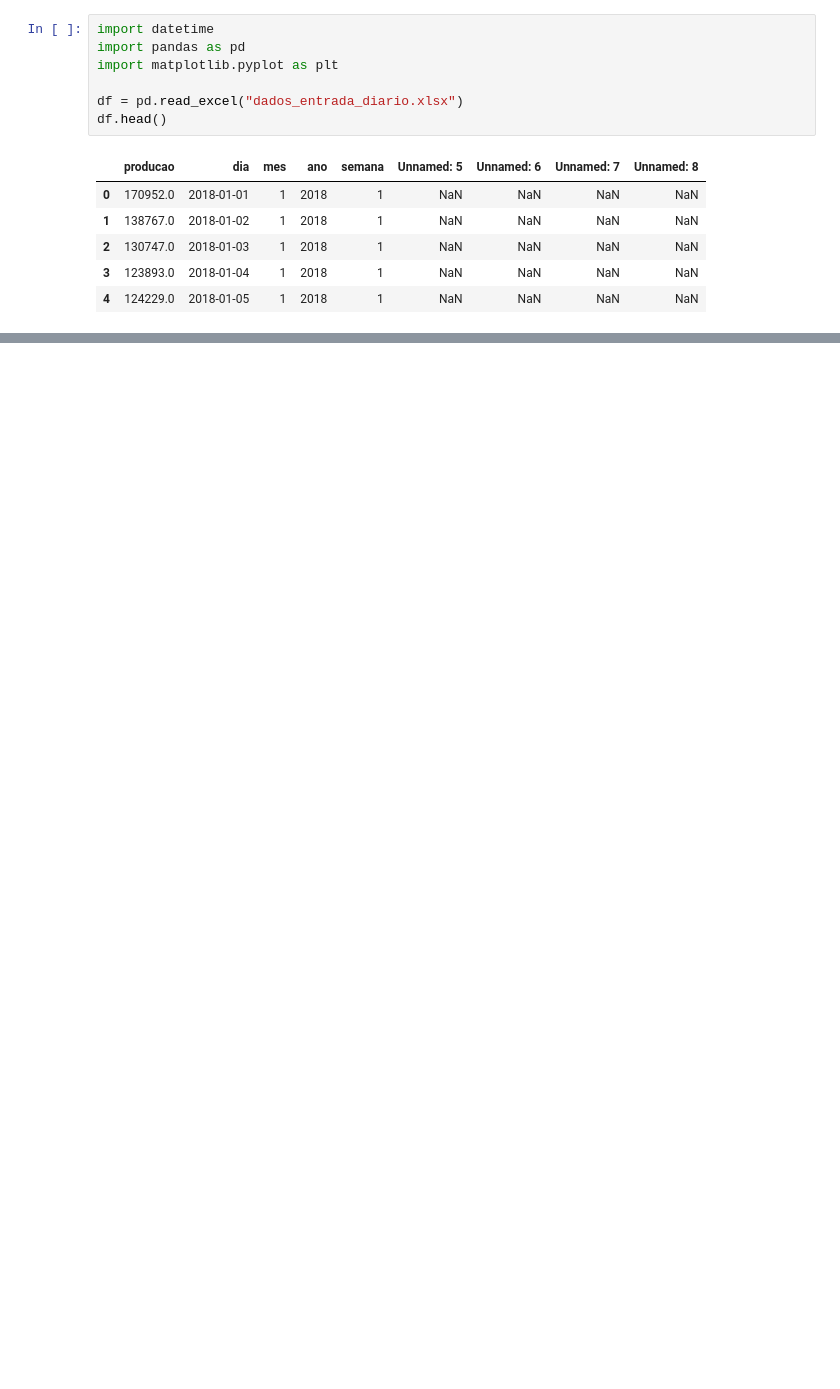
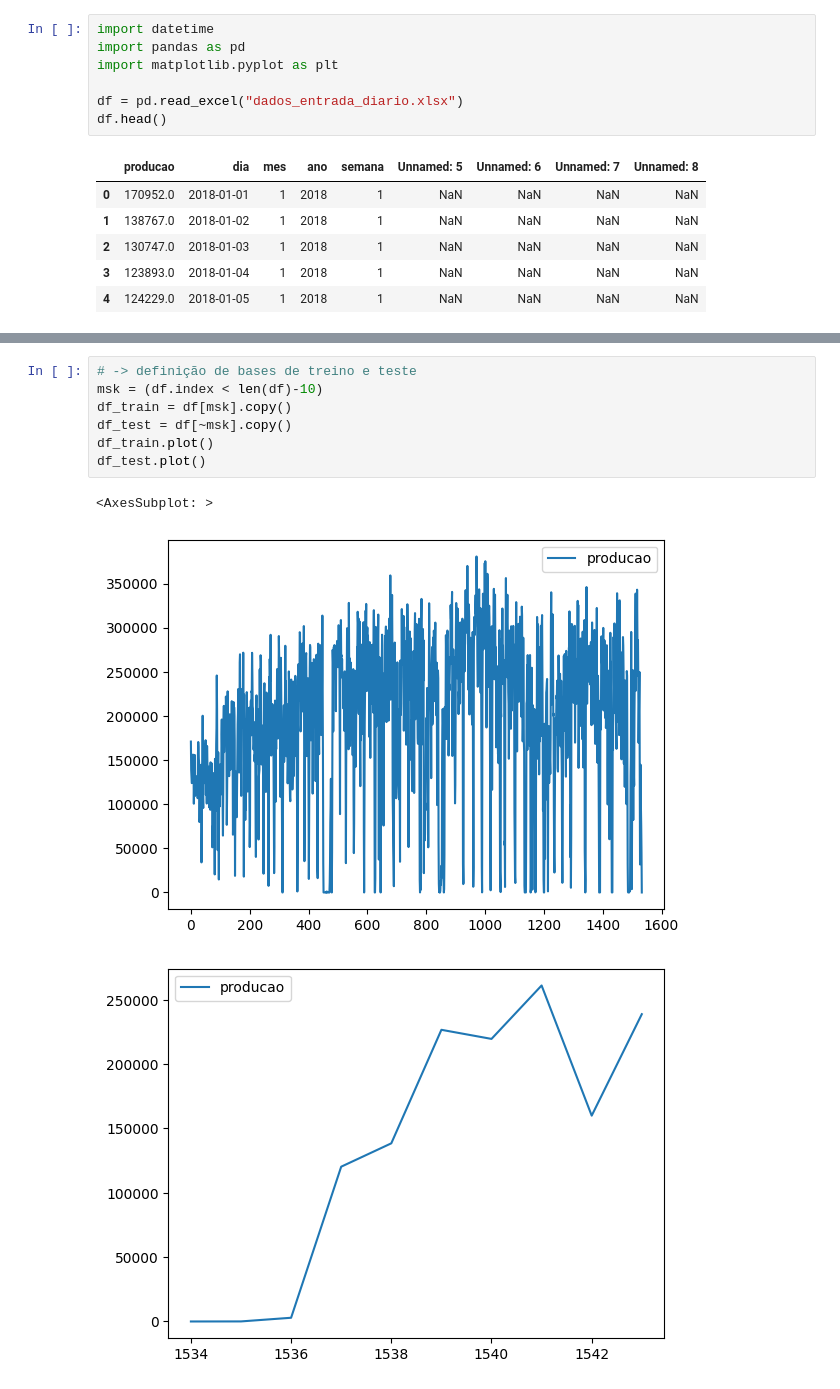
Before and after one commit to leonardovenan/oreForecast, a Jupyter notebook: dailyForecast.ipynb, the cells around one changed output, grey strips where cells are left out. Cells and saved outputs as stored; diff of their text form; blank space fills up the shorter version.

Commit message:
adição das bases de treino e testes

```diff
--- a/dailyForecast.ipynb
+++ b/dailyForecast.ipynb
@@ -35,3 +35,14 @@ Index(['producao', 'dia', 'mes', 'ano', 'semana', 'Unnamed: 5', 'Unnamed: 6',
 Index(['producao'], dtype='object')
 <AxesSubplot: >
 [figure]
+# %%
+# -> definição de bases de treino e teste
+msk = (df.index < len(df)-10)
+df_train = df[msk].copy()
+df_test = df[~msk].copy()
+df_train.plot()
+df_test.plot()
+# %% [output]
+<AxesSubplot: >
+[figure, added]
+[figure, added]
```
Also changed, not shown: parts of 1 cell of this notebook.
